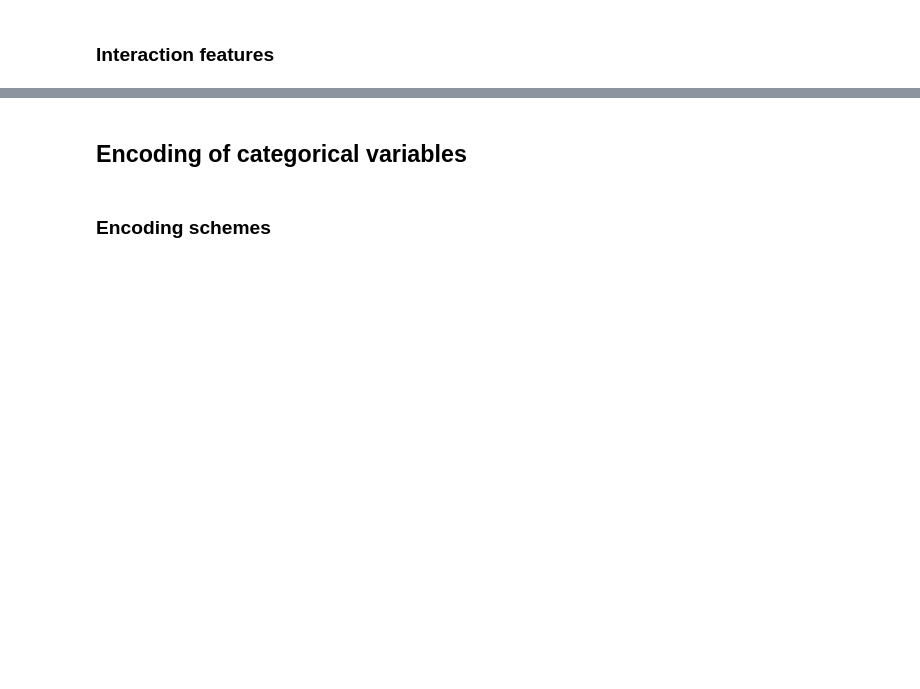
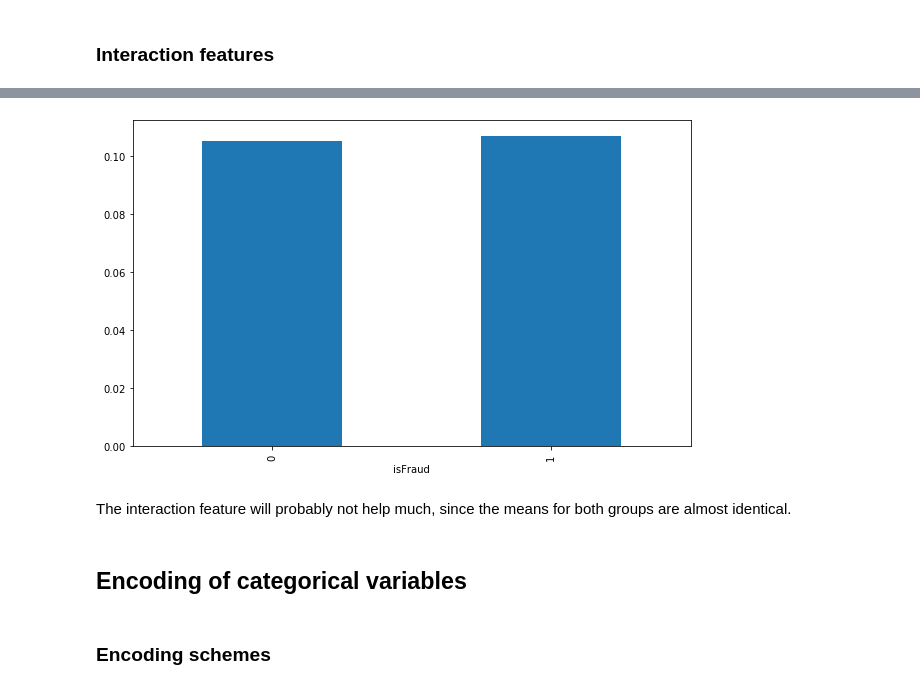
Before and after one commit to felixpeters/ml-workflow-tools, a Jupyter notebook: nbs/04_Feature_Engineering.ipynb, the cells around one changed output, grey strips where cells are left out. Drawn from its saved outputs; the diff is of its cells as text; code cells hidden in the pictures; blank space fills up the shorter version.

```diff
--- a/nbs/04_Feature_Engineering.ipynb
+++ b/nbs/04_Feature_Engineering.ipynb
@@ -475,0 +478,3 @@ Whereas there are no significant differences for fraudulence frequency w.r.t. we
+# %%
+num_vars, cat_vars = cont_cat_split(data, dep_var='isFraud')
+num_vars
@@ -475,0 +485,8 @@ Whereas there are no significant differences for fraudulence frequency w.r.t. we
+# %%
+scaler = MinMaxScaler()
+log_transformer = FunctionTransformer(func=np.log1p, inverse_func=np.expm1, validate=False)
+
+for var in num_vars:
+    data[var] = log_transformer.fit_transform(data[[var]])
+    data[var] = scaler.fit_transform(data[[var]])
+data.head()
@@ -479,0 +529,3 @@ Whereas there are no significant differences for fraudulence frequency w.r.t. we
+# %%
+data['dist1*TransactionAmt'] = data.dist1 * data.TransactionAmt
+data.head()
@@ -480,3 +539,11 @@ Whereas there are no significant differences for fraudulence frequency w.r.t. we
+# %%
+df = data[['isFraud', 'dist1*TransactionAmt']].groupby('isFraud').agg(['mean', 'median'])
+df[('dist1*TransactionAmt', 'mean')].plot(kind='bar')
+plt.show()
+# %% [output]
+[figure, added]
+# %% [markdown]
+The interaction feature will probably not help much, since the means for both groups are almost identical.
 # %% [markdown]
 ## Encoding of categorical variables
 # %% [markdown]
```
Also changed, not shown: parts of 9 cells of this notebook.
